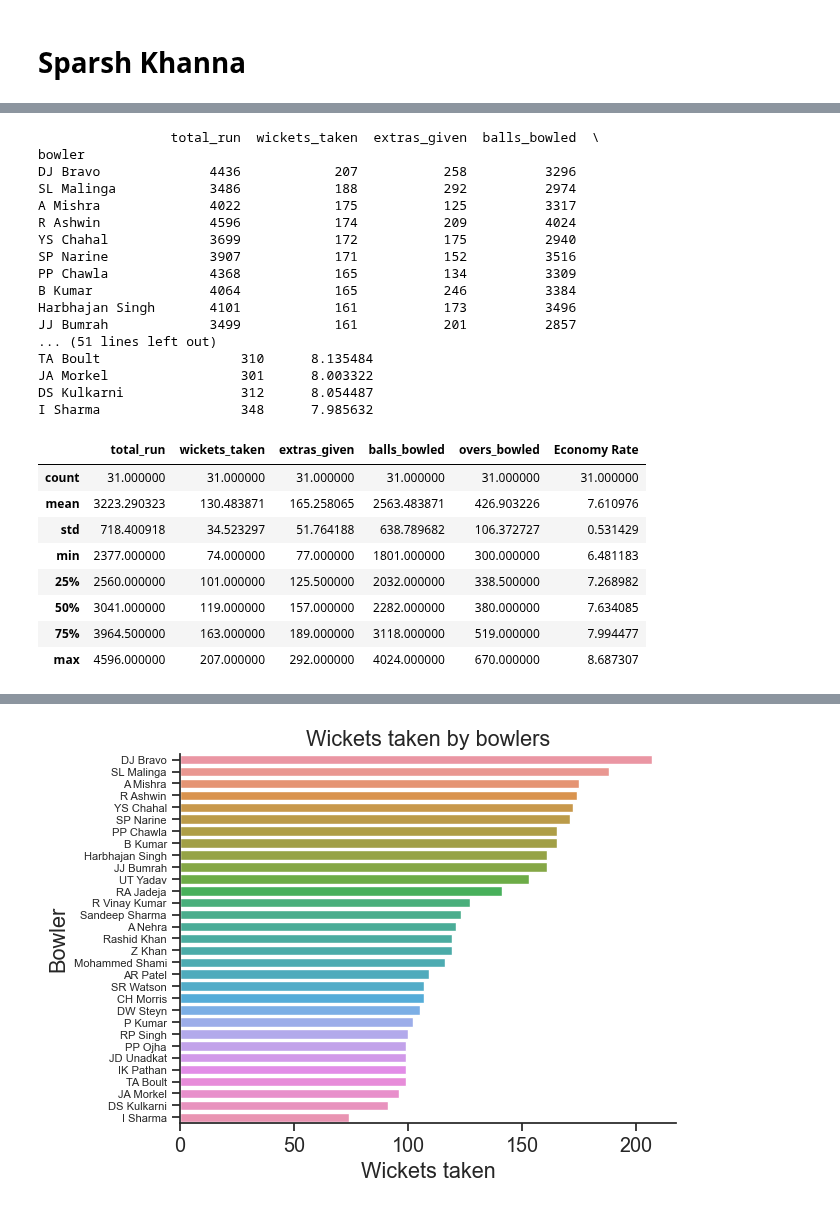
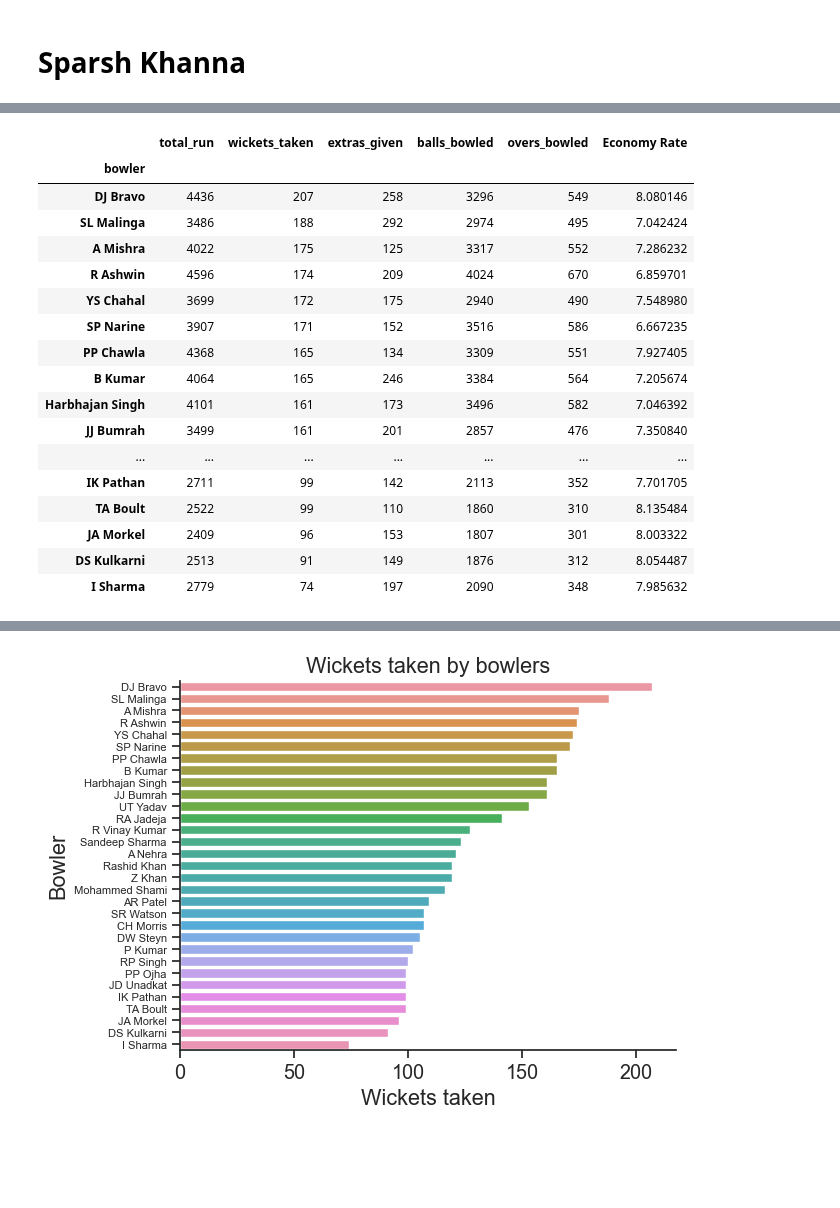
Before and after one commit to ubco-W2022T2-data301/project-group-group60, a Jupyter notebook: analysis/analysis2.ipynb, the cells around one changed output, grey strips where cells are left out. Saved outputs shown, nothing was run; the diff lists cells and outputs as text; code cells hidden in the pictures; blank space fills up the shorter version.

```diff
--- a/analysis/analysis2.ipynb
+++ b/analysis/analysis2.ipynb
@@ -63,42 +14,43 @@ matches
 # %%
-import pandas as pd
+#IMPORTING THEMES
+sns.set_theme(style="ticks",
+              font_scale=1.3,
+             )
+plt.rc("axes.spines", top=False, right=False)
+
+#IMPORTING DATA
+ball_by_ball = pd.read_csv("../data/raw/IPL_Ball_by_Ball_2008_2022.csv")
+ball_by_ball['ballcounter']=1
+matches = pd.read_csv("../data/raw/IPL_Matches_2008_2022 (1).csv")
+
+#CLEANING AND PROCESSING MY DATA
 bowling_data = ball_by_ball[['ID','bowler', 'total_run', 'isWicketDelivery', 'extras_run', 'ballcounter']]
 bowler_stats = bowling_data.groupby('bowler').agg({'total_run': 'sum', 'isWicketDelivery': 'sum', 'extras_run': 'sum', 'ballcounter': 'sum'})
 bowler_stats.rename(columns={'total_runs': 'runs_given', 'isWicketDelivery':'wickets_taken', 'extras_run': 'extras_given', 'ballcounter': 'balls_bowled'}, inplace=True)
 bowler_stats['overs_bowled'] = bowler_stats['balls_bowled'] // 6
 bowler_stats=bowler_stats[bowler_stats['overs_bowled']>=300]
 bowler_stats.sort_values(by='wickets_taken', ascending=False, inplace=True)
 bowler_stats['Economy Rate']=bowler_stats['total_run']/bowler_stats['overs_bowled']
 bowler_stats.replace([np.inf, -np.inf], 0, inplace=True)
+
 # Print the summary
-print(bowler_stats)
-bowlerlistdescription=bowler_stats.describe(include="all")
-bowlerlistdescription
-#bowler_stats.to_csv("../data/processed/bowlerstatssparsh.csv")
+bowler_stats
 # %% [output]
-                 total_run  wickets_taken  extras_given  balls_bowled  \
-bowler
-DJ Bravo              4436            207           258          3296
-SL Malinga            3486            188           292          2974
-A Mishra              4022            175           125          3317
-R Ashwin              4596            174           209          4024
-YS Chahal             3699            172           175          2940
-SP Narine             3907            171           152          3516
-PP Chawla             4368            165           134          3309
-B Kumar               4064            165           246          3384
-Harbhajan Singh       4101            161           173          3496
-JJ Bumrah             3499            161           201          2857
-... (51 lines left out)
-TA Boult                  310      8.135484
-JA Morkel                 301      8.003322
-DS Kulkarni               312      8.054487
-I Sharma                  348      7.985632
 |  | total_run | wickets_taken | extras_given | balls_bowled | overs_bowled | Economy Rate |
-| count | 31.000000 | 31.000000 | 31.000000 | 31.000000 | 31.000000 | 31.000000 |
-| mean | 3223.290323 | 130.483871 | 165.258065 | 2563.483871 | 426.903226 | 7.610976 |
-| std | 718.400918 | 34.523297 | 51.764188 | 638.789682 | 106.372727 | 0.531429 |
-| min | 2377.000000 | 74.000000 | 77.000000 | 1801.000000 | 300.000000 | 6.481183 |
-| 25% | 2560.000000 | 101.000000 | 125.500000 | 2032.000000 | 338.500000 | 7.268982 |
-| 50% | 3041.000000 | 119.000000 | 157.000000 | 2282.000000 | 380.000000 | 7.634085 |
-| 75% | 3964.500000 | 163.000000 | 189.000000 | 3118.000000 | 519.000000 | 7.994477 |
-| max | 4596.000000 | 207.000000 | 292.000000 | 4024.000000 | 670.000000 | 8.687307 |
+| bowler |  |  |  |  |  |  |
+| DJ Bravo | 4436 | 207 | 258 | 3296 | 549 | 8.080146 |
+| SL Malinga | 3486 | 188 | 292 | 2974 | 495 | 7.042424 |
+| A Mishra | 4022 | 175 | 125 | 3317 | 552 | 7.286232 |
+| R Ashwin | 4596 | 174 | 209 | 4024 | 670 | 6.859701 |
+| YS Chahal | 3699 | 172 | 175 | 2940 | 490 | 7.548980 |
+| SP Narine | 3907 | 171 | 152 | 3516 | 586 | 6.667235 |
+| PP Chawla | 4368 | 165 | 134 | 3309 | 551 | 7.927405 |
+| B Kumar | 4064 | 165 | 246 | 3384 | 564 | 7.205674 |
+| Harbhajan Singh | 4101 | 161 | 173 | 3496 | 582 | 7.046392 |
+| JJ Bumrah | 3499 | 161 | 201 | 2857 | 476 | 7.350840 |
+| ... | ... | ... | ... | ... | ... | ... |
+| IK Pathan | 2711 | 99 | 142 | 2113 | 352 | 7.701705 |
+| TA Boult | 2522 | 99 | 110 | 1860 | 310 | 8.135484 |
+| JA Morkel | 2409 | 96 | 153 | 1807 | 301 | 8.003322 |
+| DS Kulkarni | 2513 | 91 | 149 | 1876 | 312 | 8.054487 |
+| I Sharma | 2779 | 74 | 197 | 2090 | 348 | 7.985632 |
```
Also changed, not shown: parts of 52 cells of this notebook.
